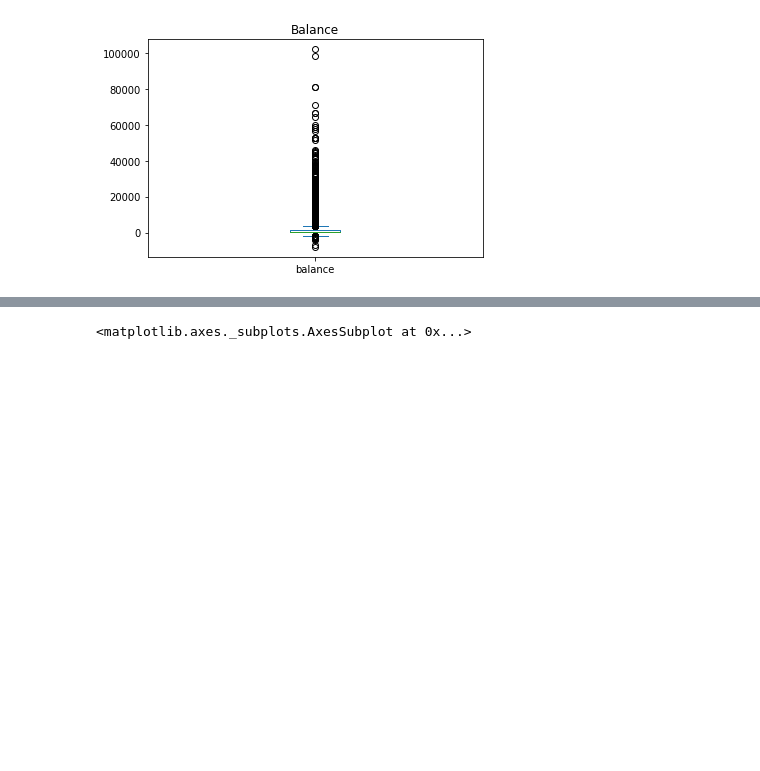
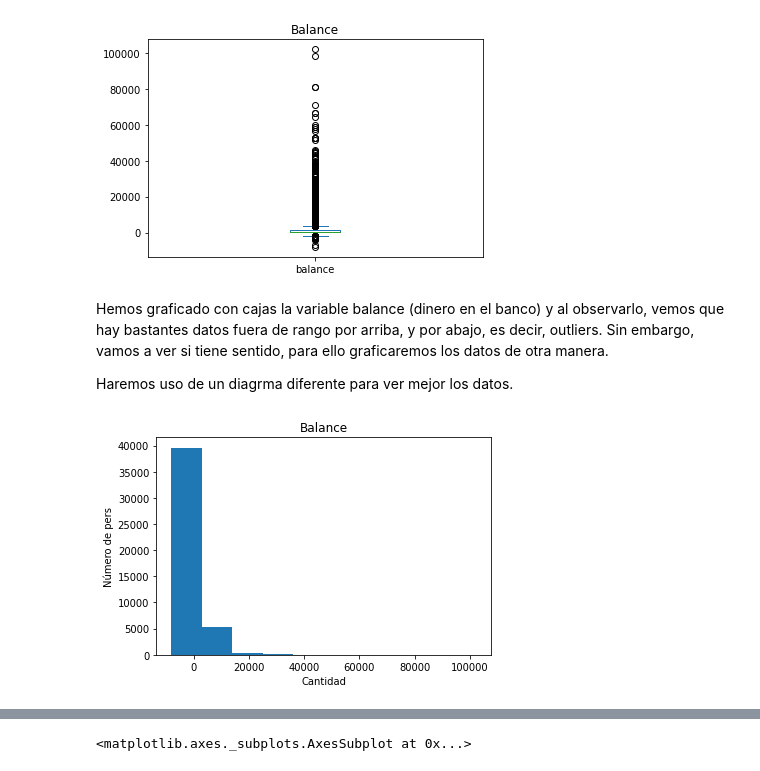
Before and after one commit to Yedramartinolmos/L1P2, a Jupyter notebook: Copia_de_banco_ufv.ipynb, the cells around one changed output, grey strips where cells are left out. Saved outputs shown, nothing was run; the diff lists cells and outputs as text; code cells hidden in the pictures; blank space fills up the shorter version.

```diff
--- a/Copia_de_banco_ufv.ipynb
+++ b/Copia_de_banco_ufv.ipynb
@@ -117,3 +145,15 @@ df['balance'].plot(kind='box', title='Balance')
 # %% [output]
 <matplotlib.axes._subplots.AxesSubplot at 0x...>
 [figure]
+# %% [markdown]
+Hemos graficado con cajas la variable balance (dinero en el banco) y al observarlo, vemos que hay bastantes datos fuera de rango por arriba, y por abajo, es decir, outliers. Sin embargo, vamos a ver si tiene sentido, para ello graficaremos los datos de otra manera.
+
+Haremos uso de un diagrma diferente para ver mejor los datos.
+# %%
+plt.hist(df['balance'])
+plt.xlabel("Cantidad")
+plt.ylabel("Número de pers")
+plt.title("Balance")
+plt.show()
+# %% [output]
+[figure, added]
```
Also changed, not shown: parts of 86 cells of this notebook.
